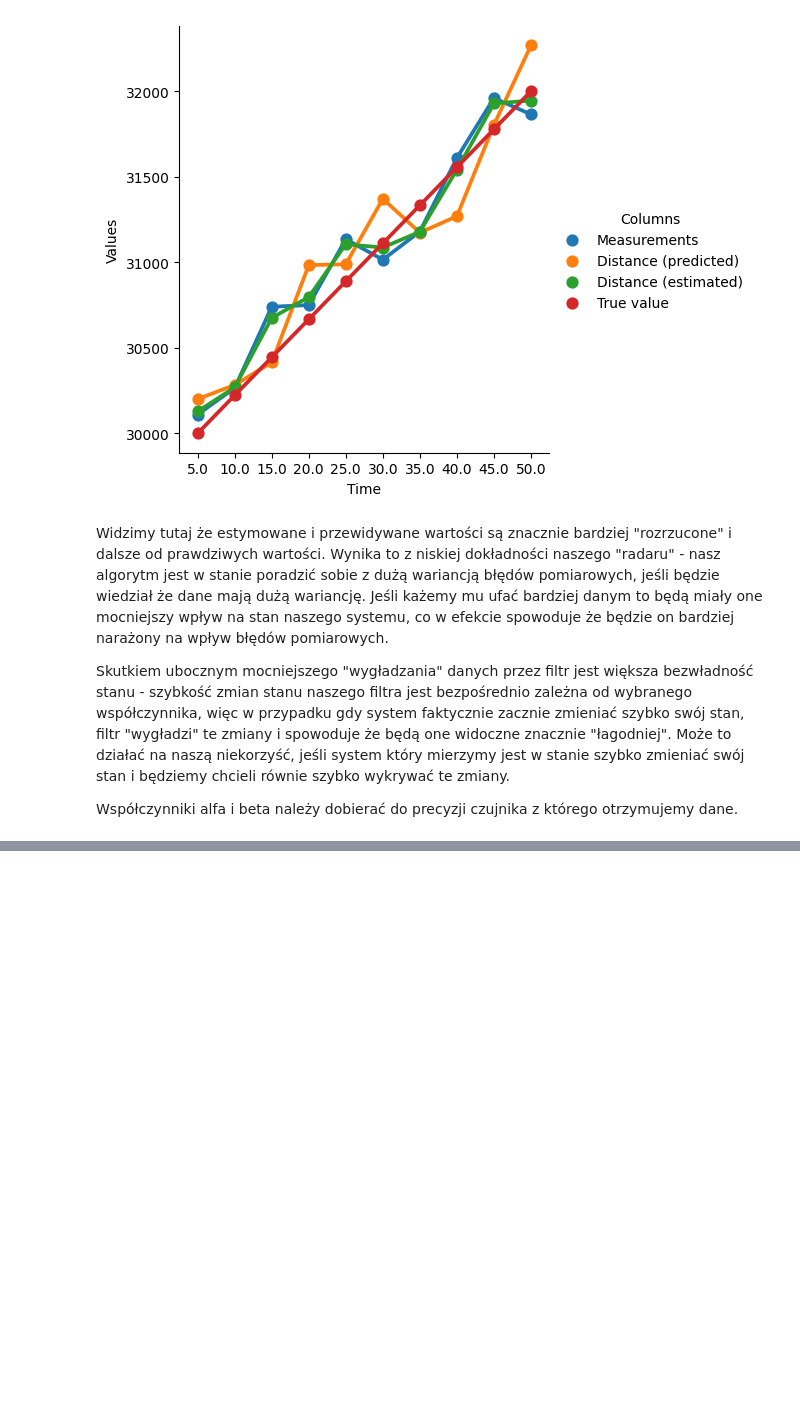
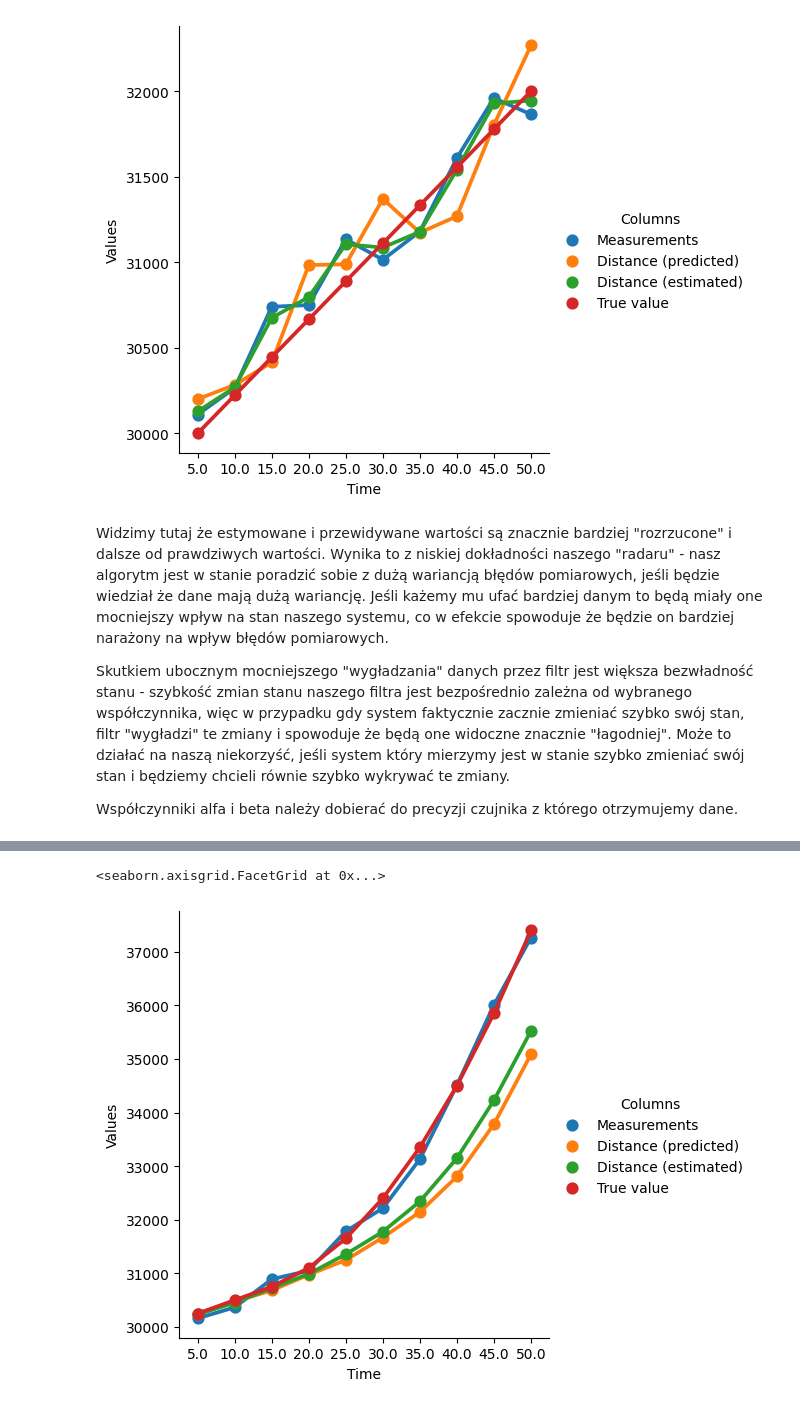
Before and after one commit to SteelPh0enix/magisterka-pollub, a Jupyter notebook: kalman_filter.ipynb, the cells around one changed output, grey strips where cells are left out. Saved outputs shown, nothing was run; the diff lists cells and outputs as text; code cells hidden in the pictures; blank space fills up the shorter version.

Commit message:
finished alfa-beta-gamma filter

```diff
--- a/kalman_filter.ipynb
+++ b/kalman_filter.ipynb
@@ -626,0 +646,77 @@ Można łatwo zauważyć, że funkcja odległości jest liniowa.
+# %%
+from typing import List
+
+
+def velocity_at_time(
+    starting_velocity: float, acceleration: float, time: float
+) -> float:
+    return starting_velocity + (acceleration * time)
+
+
+def distance_at_time(
+    starting_distance: float, starting_velocity: float, acceleration: float, time: float
+) -> float:
+    return (
+        starting_distance
+        + (starting_velocity * time)
+        + ((acceleration * (time**2)) / 2.0)
+    )
+
+
+def true_aircraft_distance(n: int) -> float:
+    if n >= 15:
+        pre_acceleration_distance = distance_at_time(30000, 50, 0, 15.0)
+        return distance_at_time(pre_acceleration_distance, 50, 8, n - 15)
+
+    return distance_at_time(30000, 50, 0, float(n))
+
+
+def true_aircraft_velocity(n: int) -> float:
+    if n >= 15:
+        pre_acceleration_velocity = 50
+        return velocity_at_time(pre_acceleration_velocity, 8, n - 15)
+
+    return 50
+
+
+def true_aircraft_acceleration(n: int) -> float:
+    if n >= 15:
+        return 8
+
+    return 0
+
+
+alpha: float = 0.2
+beta: float = 0.1
+interval: float = 5.0
+starting_distance: float = 30000.0
+starting_speed: float = 50.0
+measurements: List[float] = [
+    30160.0,
+    30365.0,
+    30890.0,
+    31050.0,
+    31785.0,
+    32215.0,
+    33130.0,
+    34510.0,
+    36010.0,
+    37265.0,
+]
+
+df = calculate_movement_data(
+    starting_distance, starting_speed, interval, alpha, beta, measurements
+)
+
+true_value_df = pd.DataFrame(
+    {"True value": [true_aircraft_distance(n) for n in range(5, 55, int(interval))]}
+)
+
+whole_df = pd.concat([df, true_value_df], axis=1)
+
+print(whole_df)
+
+sns_df = whole_df.melt("Time", var_name="Columns", value_name="Values")
+
+sns.catplot(data=sns_df, x="Time", y="Values", hue="Columns", kind="point")
+# %% [output]
@@ -626,0 +734,2 @@ Można łatwo zauważyć, że funkcja odległości jest liniowa.
+<seaborn.axisgrid.FacetGrid at 0x...>
+[figure, added]
```
Also changed, not shown: parts of 20 cells of this notebook.
